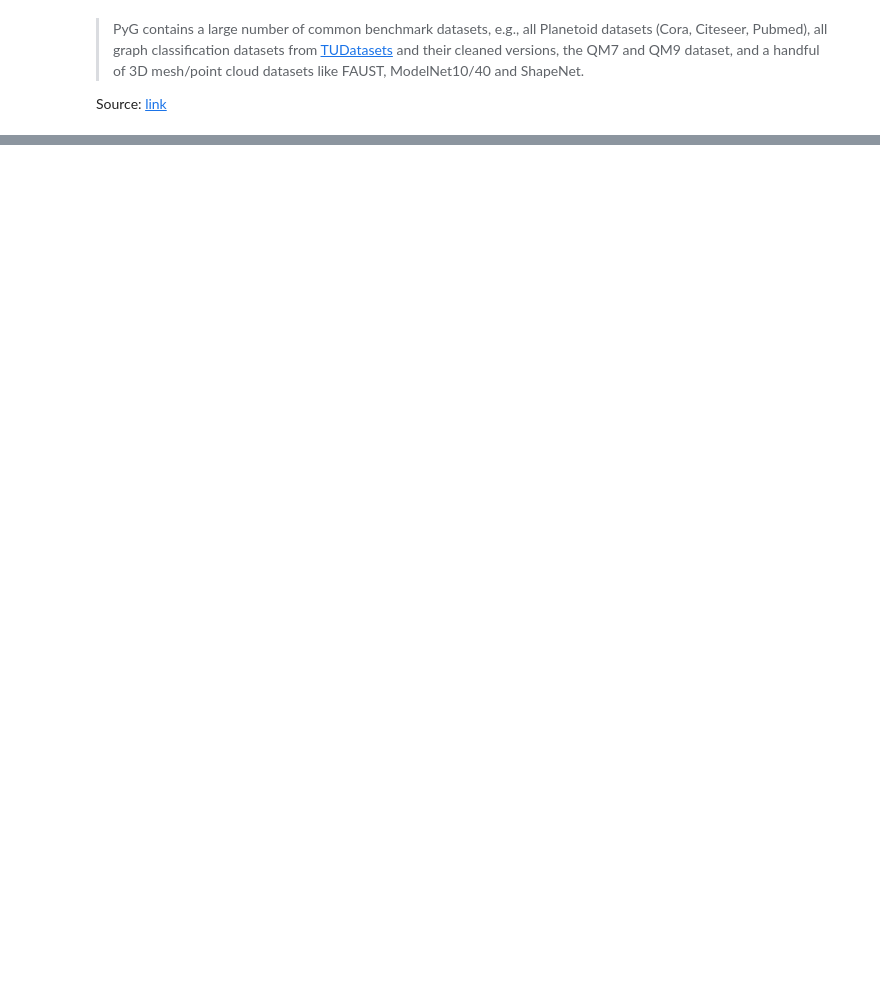
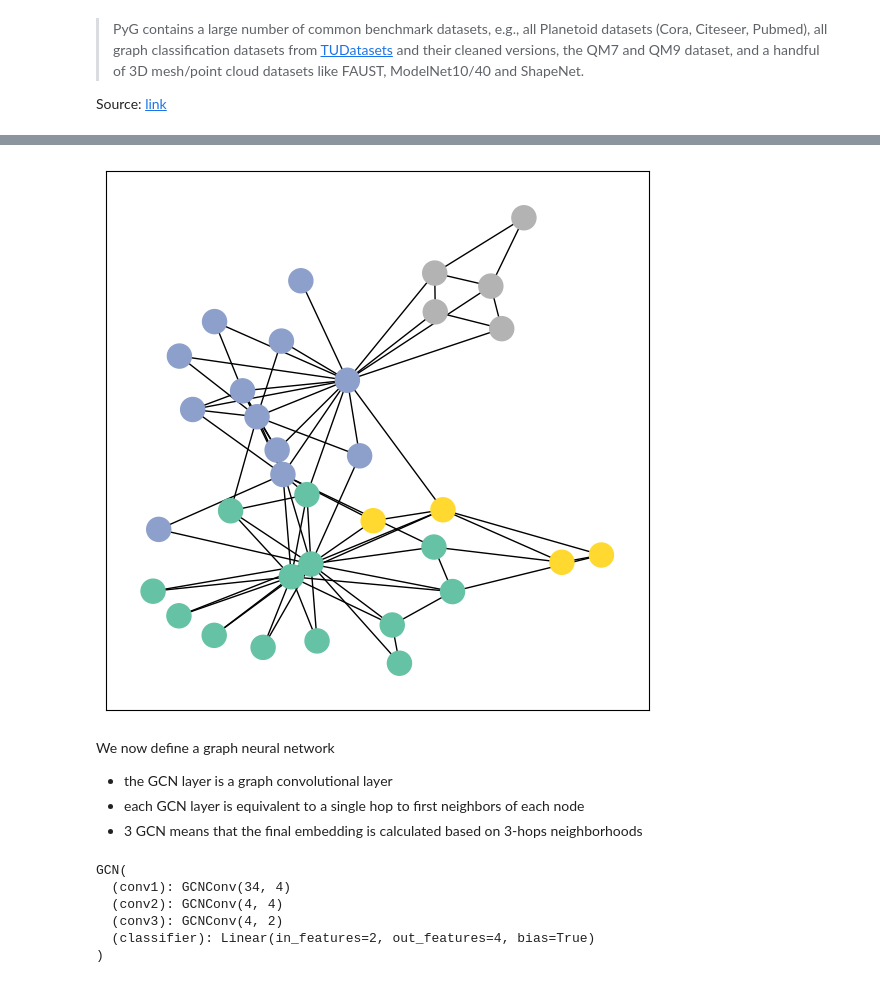
Before and after one commit to radema/graph_nn_cookbook, a Jupyter notebook: notebooks/01_introduction_notebook.ipynb, the cells around one changed output, grey strips where cells are left out. Cells and saved outputs as stored; diff of their text form; code cells hidden in the pictures; blank space fills up the shorter version.

Commit message:
First notebook

```diff
--- a/notebooks/01_introduction_notebook.ipynb
+++ b/notebooks/01_introduction_notebook.ipynb
@@ -37,11 +71,10 @@ dataset = TUDataset(root='/tmp/ENZYMES', name='ENZYMES')
 # %%
+dataset = KarateClub()
 print(f'Dataset: {dataset}:')
 print('======================')
 print("Number of graphs in dataset: ", len(dataset))
 print('======================')
 print("Number of classes: ", dataset.num_classes)
-print("Number of edge attributes: ", dataset.num_edge_attributes)
 print("Number of edge features: ", dataset.num_edge_features)
-print("Number of node attributes: ", dataset.num_node_attributes)
 print("Number of node features: ", dataset.num_node_features)
 print(f'Number of classes: {dataset.num_classes}')
@@ -54,0 +122,50 @@ https://colab.research.google.com/drive/1h3-vJGRVloF5zStxL5I0rSy4ZUPNsjy8?usp=sh
+# %%
+G = to_networkx(data, to_undirected=True)
+visualize_graph(G, color=data.y)
+# %% [output]
+[figure, added]
+# %% [markdown]
+We now define a graph neural network
+* the GCN layer is a graph convolutional layer
+* each GCN layer is equivalent to a single hop to first neighbors of each node
+* 3 GCN means that the final embedding is calculated based on 3-hops neighborhoods
+# %%
+import torch
+from torch.nn import Linear
+from torch_geometric.nn import GCNConv
+
+
+class GCN(torch.nn.Module):
+
+    def __init__(self):
+
+        super().__init__()
+        torch.manual_seed(1234)
+        self.conv1 = GCNConv(dataset.num_features, 4)
+        self.conv2 = GCNConv(4, 4)
+        self.conv3 = GCNConv(4, 2)
+        self.classifier = Linear(2, dataset.num_classes)
+
+    def forward(self, x, edge_index):
+
+        h = self.conv1(x, edge_index)
+        h = h.tanh()
+        h = self.conv2(h, edge_index)
+        h = h.tanh()
+        h = self.conv3(h, edge_index)
+        h = h.tanh()  # Final GNN embedding space.
+        # Apply a final (linear) classifier.
+        out = self.classifier(h)
+
+        return out, h
+
+
+model = GCN()
+print(model)
+# %% [output]
+GCN(
+  (conv1): GCNConv(34, 4)
+  (conv2): GCNConv(4, 4)
+  (conv3): GCNConv(4, 2)
+  (classifier): Linear(in_features=2, out_features=4, bias=True)
+)
```
Also changed, not shown: parts of 19 cells of this notebook.
